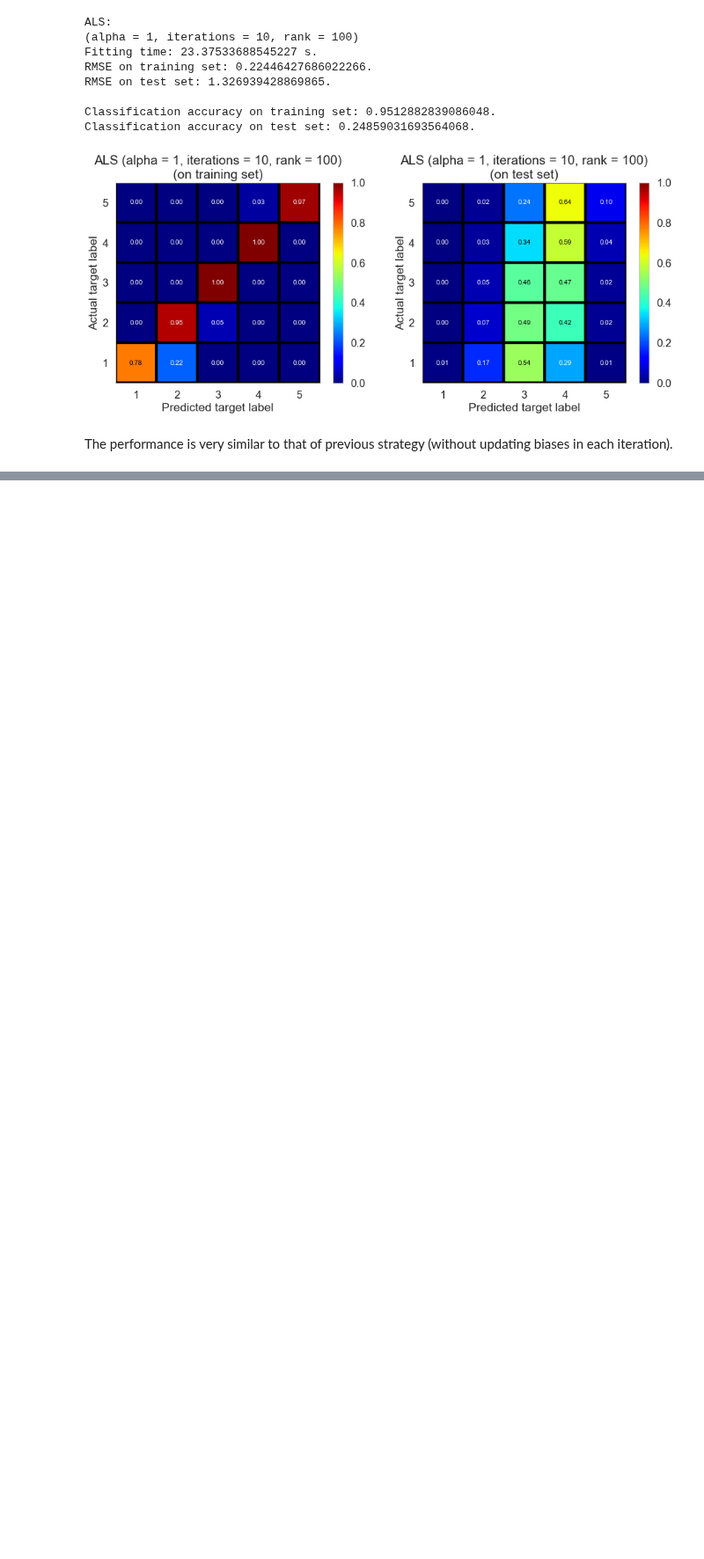
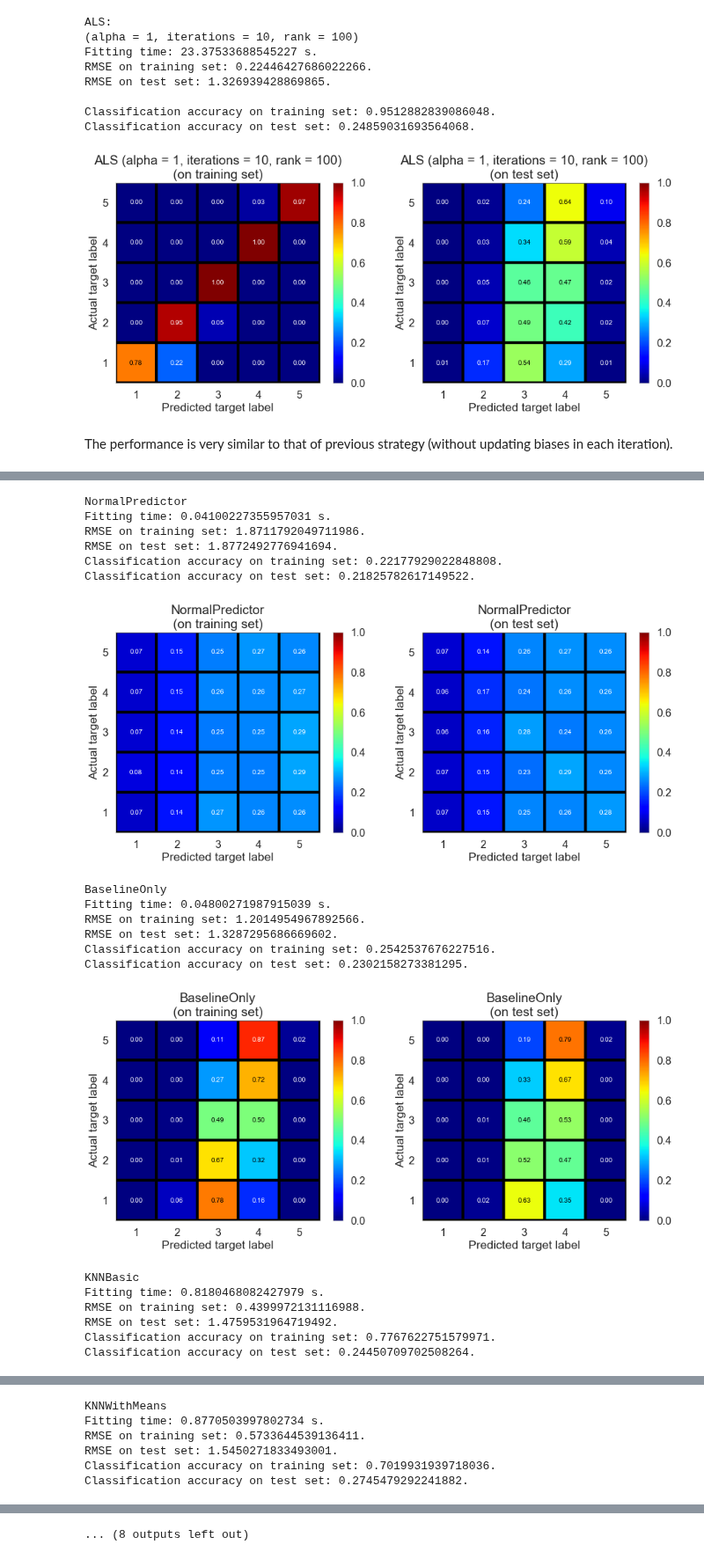
Before and after one commit to xuwd11/Recommender_Systems, a Jupyter notebook: 04_predictive_modeling_Champaign.ipynb, the cells around one changed output, grey strips where cells are left out. Shown at 88% size. Cells and saved outputs as stored; diff of their text form; code cells hidden in the pictures; blank space fills up the shorter version.

Commit message:
added surprise

```diff
--- a/04_predictive_modeling_Champaign.ipynb
+++ b/04_predictive_modeling_Champaign.ipynb
@@ -872,0 +899,28 @@ The performance is very similar to that of previous strategy (without updating b
+# %%
+def print_results(es, model_name='', X_train=X_train, y_train=y_train, X_test=X_test, y_test=y_test, \
+                  classification=True, plot=True):
+    print(model_name)
+    print('Fitting time: {} s.'.format(es.time_fitting[-1]))
+    print('RMSE on training set: {}.'.format(es.score(X_train, y_train, scoring='rmse')))
+    print('RMSE on test set: {}.'.format(es.score(X_test, y_test, scoring='rmse')))
+    if classification:
+        print('Classification accuracy on training set: {}.'.format(es.score(X_train, y_train, classification=True)))
+        print('Classification accuracy on test set: {}.'.format(es.score(X_test, y_test, classification=True)))
+        if plot:
+            y_pred_train_label = es.predict(X_train, classification=True)
+            y_pred_test_label = es.predict(X_test, classification=True)
+            plt.figure(figsize=(15, 5.5))
+            plt.subplot(1, 2, 1)
+            plot_cm(confusion_matrix(y_train, y_pred_train_label), model_name + '\n(on training set)')
+            plt.subplot(1, 2, 2)
+            plot_cm(confusion_matrix(y_test, y_pred_test_label), model_name + '\n(on test set)')
+            plt.show()
+
+        print()
+# %%
+models = [NormalPredictor(), BaselineOnly(), KNNBasic(), KNNWithMeans(), \
+          KNNBaseline(), SVD(), SVDpp(), NMF(), SlopeOne(), CoClustering()]
+model_names = ['NormalPredictor', 'BaselineOnly', 'KNNBasic', 'KNNWithMeans', 'KNNBaseline',\
+               'SVD-SGD', 'SVD++-SGD', 'NMF', 'Slope One', 'Co-clustering']
+# %%
+estimators = [RS_surprise(model).fit(X_train, y_train) for model in models]
@@ -872,0 +936,24 @@ The performance is very similar to that of previous strategy (without updating b
+# %%
+for i in range(len(models)):
+    print_results(estimators[i], model_names[i])
+# %% [output]
+NormalPredictor
+Fitting time: 0.04100227355957031 s.
+RMSE on training set: 1.8711792049711986.
+RMSE on test set: 1.8772492776941694.
+Classification accuracy on training set: 0.22177929022848808.
+Classification accuracy on test set: 0.21825782617149522.
+[figure, added]
+BaselineOnly
+Fitting time: 0.04800271987915039 s.
+RMSE on training set: 1.2014954967892566.
+RMSE on test set: 1.3287295686669602.
+Classification accuracy on training set: 0.2542537676227516.
+Classification accuracy on test set: 0.2302158273381295.
+[figure, added]
+KNNBasic
+Fitting time: 0.8180468082427979 s.
+RMSE on training set: 0.4399972131116988.
+RMSE on test set: 1.4759531964719492.
+Classification accuracy on training set: 0.7767622751579971.
+Classification accuracy on test set: 0.24450709702508264.
@@ -872,0 +961,6 @@ The performance is very similar to that of previous strategy (without updating b
+KNNWithMeans
+Fitting time: 0.8770503997802734 s.
+RMSE on training set: 0.5733644539136411.
+RMSE on test set: 1.5450271833493001.
+Classification accuracy on training set: 0.7019931939718036.
+Classification accuracy on test set: 0.2745479292241882.
@@ -872,0 +982 @@ The performance is very similar to that of previous strategy (without updating b
+... (8 outputs left out)
```
Also changed, not shown: parts of 8 cells of this notebook.
